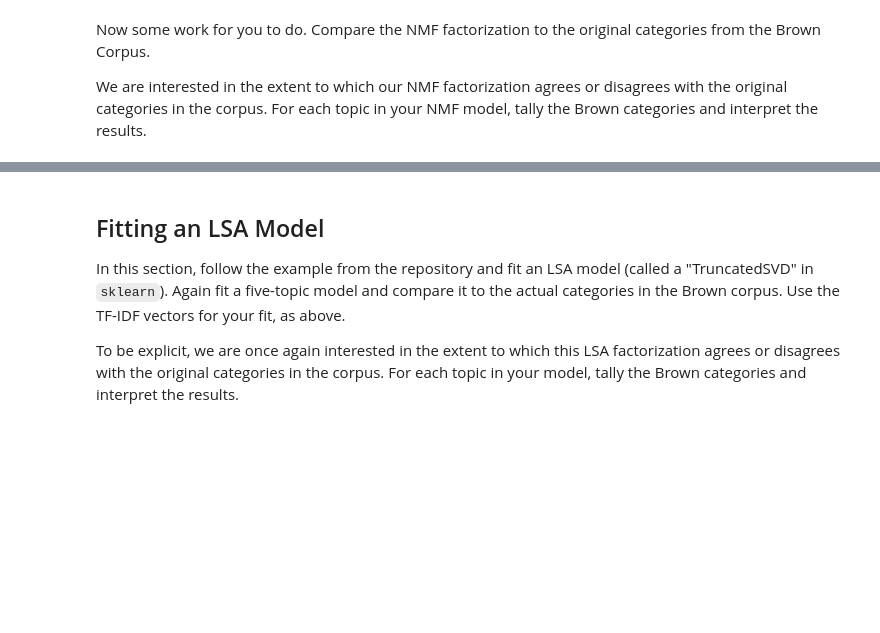
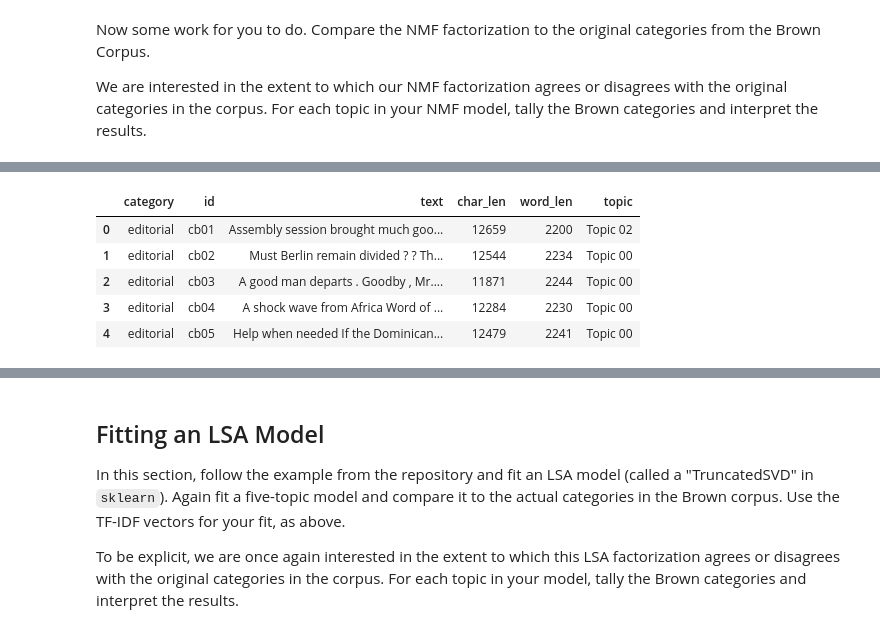
Before and after one commit to evchow/ADS509_Module_5, a Jupyter notebook: Topic Modeling.ipynb, the cells around one changed output, grey strips where cells are left out. Saved outputs shown, nothing was run; the diff lists cells and outputs as text; code cells hidden in the pictures; blank space fills up the shorter version.

```diff
--- a/Topic Modeling.ipynb
+++ b/Topic Modeling.ipynb
@@ -167,0 +193,4 @@ We are interested in the extent to which our NMF factorization agrees or disagre
+# %%
+# now let's take a look at W_test_matrix
+W_text_matrix_df = pd.DataFrame(W_text_matrix)
+W_text_matrix_df.head()
@@ -167,0 +204,6 @@ We are interested in the extent to which our NMF factorization agrees or disagre
+# %%
+# each observation corresponds to the probability of that article (row) belonging
+# to a certain topic (column)
+# for consistency, we'll rename the columns to match
+W_text_matrix_df.columns = ['Topic 00', 'Topic 01', 'Topic 02', 'Topic 03', 'Topic 04']
+W_text_matrix_df.head()
@@ -167,0 +217,13 @@ We are interested in the extent to which our NMF factorization agrees or disagre
+# %%
+# let's add a column in the brown corpus identifying the topic with the highest probability
+# see https://stackoverflow.com/questions/29919306/find-the-column-name-which-has-the-maximum-value-for-each-row
+# for reference for cleaner code
+df['topic'] = W_text_matrix_df.idxmax(axis=1)
+df.head()
+# %% [output]
+|  | category | id | text | char_len | word_len | topic |
+| 0 | editorial | cb01 | Assembly session brought much goo... | 12659 | 2200 | Topic 02 |
+| 1 | editorial | cb02 | Must Berlin remain divided ? ? Th... | 12544 | 2234 | Topic 00 |
+| 2 | editorial | cb03 | A good man departs . Goodby , Mr.... | 11871 | 2244 | Topic 00 |
+| 3 | editorial | cb04 | A shock wave from Africa Word of ... | 12284 | 2230 | Topic 00 |
+| 4 | editorial | cb05 | Help when needed If the Dominican... | 12479 | 2241 | Topic 00 |
```
Also changed, not shown: parts of 24 cells of this notebook.
